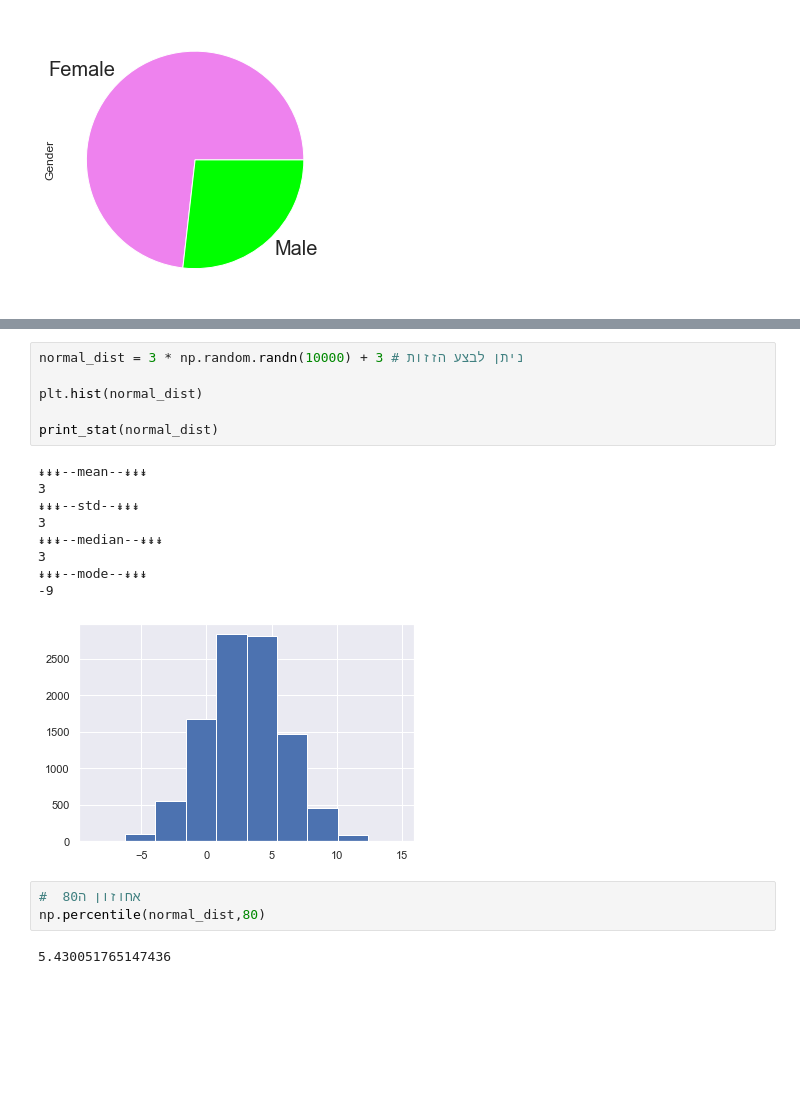
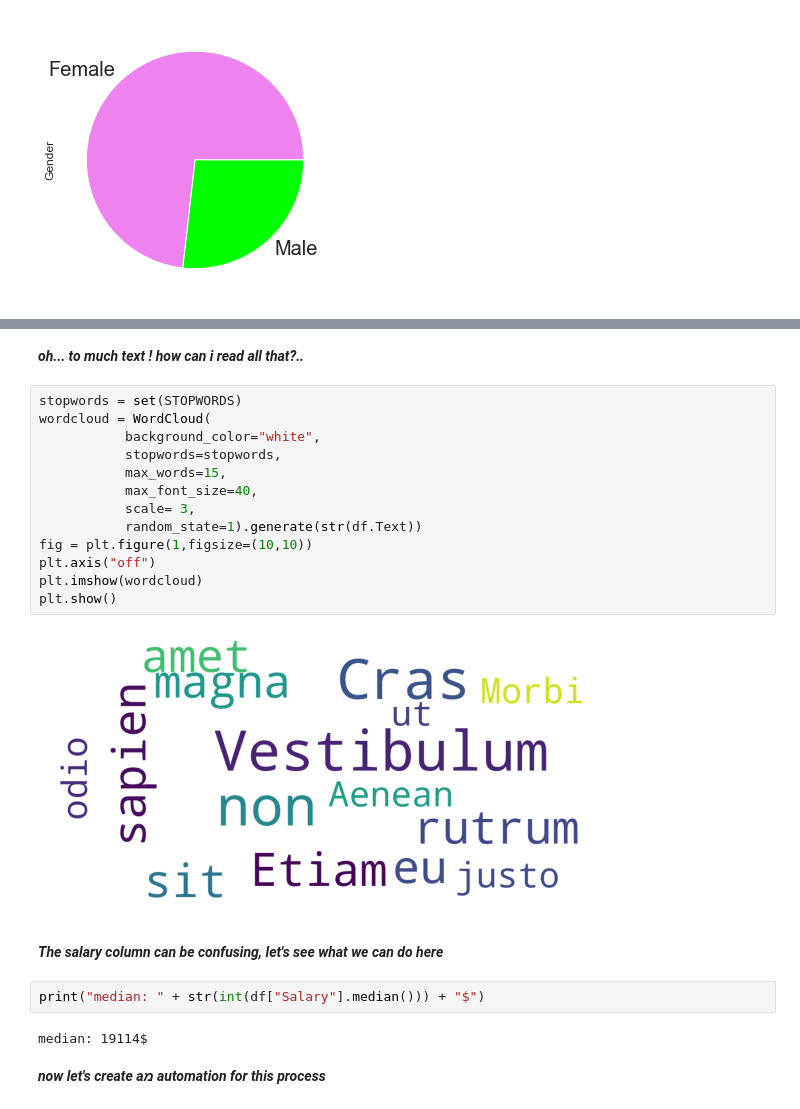
Before and after one commit to TomerHason/Tomer-Projects, a Jupyter notebook: Math/Descriptive Statistics.ipynb, the cells around one changed output, grey strips where cells are left out. Drawn from its saved outputs; the diff is of its cells as text; blank space fills up the shorter version.

```diff
--- a/Math/Descriptive Statistics.ipynb
+++ b/Math/Descriptive Statistics.ipynb
@@ -97,22 +72,26 @@ print_stat(normal_dist)
-# %%
-normal_dist = 3 * np.random.randn(10000) + 3 # ניתן לבצע הזזות
-
-plt.hist(normal_dist)
-
-print_stat(normal_dist)
-# %% [output]
-↡↡↡--mean--↡↡↡
-3
-↡↡↡--std--↡↡↡
-3
-↡↡↡--median--↡↡↡
-3
-↡↡↡--mode--↡↡↡
--9
-[figure, removed]
-# %%
-#  אחוזון ה80
-np.percentile(normal_dist,80)
-# %% [output]
-5.430051765147436
+# %% [markdown]
+***oh... to much text ! how can i read all that?..***
+# %%
+stopwords = set(STOPWORDS)
+wordcloud = WordCloud(
+           background_color="white",
+           stopwords=stopwords,
+           max_words=15,
+           max_font_size=40,
+           scale= 3,
+           random_state=1).generate(str(df.Text))
+fig = plt.figure(1,figsize=(10,10))
+plt.axis("off")
+plt.imshow(wordcloud)
+plt.show()
+# %% [output]
+[figure, added]
+# %% [markdown]
+***The salary column can be confusing, let's see what we can do here***
+# %%
+print("median: " + str(int(df["Salary"].median())) + "$")
+# %% [output]
+median: 19114$
+# %% [markdown]
+***now let's create aמ automation for this process***
 # %%
```
Also changed, not shown: parts of 9 cells of this notebook.
